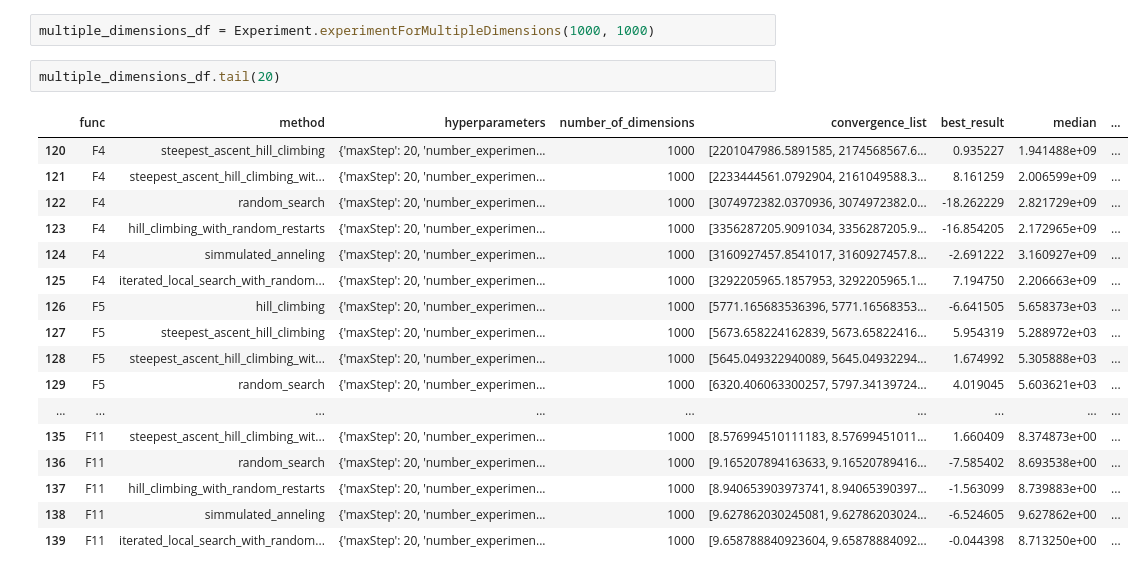
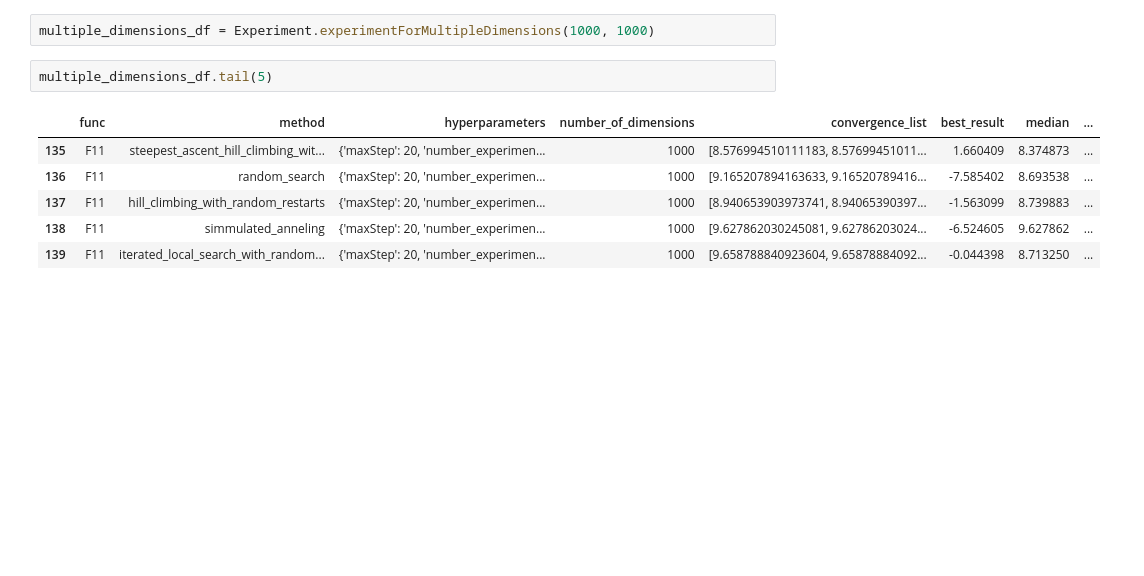
Before and after one commit to lemurianredmage/maestria-sandbox, a Jupyter notebook: Semestre-02/computo_evolutivo/evolutive-computer-algorithms/src/metaheuristics_methods_evaluation.ipynb, the cells around one changed output. Cells and saved outputs as stored; diff of their text form; blank space fills up the shorter version.

```diff
--- a/Semestre-02/computo_evolutivo/evolutive-computer-algorithms/src/metaheuristics_methods_evaluation.ipynb
+++ b/Semestre-02/computo_evolutivo/evolutive-computer-algorithms/src/metaheuristics_methods_evaluation.ipynb
@@ -57,23 +85,12 @@ two_dimensions_df.head(20)
 # %%
 multiple_dimensions_df = Experiment.experimentForMultipleDimensions(1000, 1000)
 # %%
-multiple_dimensions_df.tail(20)
+multiple_dimensions_df.tail(5)
 # %% [output]
 |  | func | method | hyperparameters | number_of_dimensions | convergence_list | best_result | median | ... |
-| 120 | F4 | steepest_ascent_hill_climbing | {'maxStep': 20, 'number_experimen... | 1000 | [2201047986.5891585, 2174568567.6... | 0.935227 | 1.941488e+09 | ... |
-| 121 | F4 | steepest_ascent_hill_climbing_wit... | {'maxStep': 20, 'number_experimen... | 1000 | [2233444561.0792904, 2161049588.3... | 8.161259 | 2.006599e+09 | ... |
-| 122 | F4 | random_search | {'maxStep': 20, 'number_experimen... | 1000 | [3074972382.0370936, 3074972382.0... | -18.262229 | 2.821729e+09 | ... |
-| 123 | F4 | hill_climbing_with_random_restarts | {'maxStep': 20, 'number_experimen... | 1000 | [3356287205.9091034, 3356287205.9... | -16.854205 | 2.172965e+09 | ... |
-| 124 | F4 | simmulated_anneling | {'maxStep': 20, 'number_experimen... | 1000 | [3160927457.8541017, 3160927457.8... | -2.691222 | 3.160927e+09 | ... |
-| 125 | F4 | iterated_local_search_with_random... | {'maxStep': 20, 'number_experimen... | 1000 | [3292205965.1857953, 3292205965.1... | 7.194750 | 2.206663e+09 | ... |
-| 126 | F5 | hill_climbing | {'maxStep': 20, 'number_experimen... | 1000 | [5771.165683536396, 5771.16568353... | -6.641505 | 5.658373e+03 | ... |
-| 127 | F5 | steepest_ascent_hill_climbing | {'maxStep': 20, 'number_experimen... | 1000 | [5673.658224162839, 5673.65822416... | 5.954319 | 5.288972e+03 | ... |
-| 128 | F5 | steepest_ascent_hill_climbing_wit... | {'maxStep': 20, 'number_experimen... | 1000 | [5645.049322940089, 5645.04932294... | 1.674992 | 5.305888e+03 | ... |
-| 129 | F5 | random_search | {'maxStep': 20, 'number_experimen... | 1000 | [6320.406063300257, 5797.34139724... | 4.019045 | 5.603621e+03 | ... |
-| ... | ... | ... | ... | ... | ... | ... | ... | ... |
-| 135 | F11 | steepest_ascent_hill_climbing_wit... | {'maxStep': 20, 'number_experimen... | 1000 | [8.576994510111183, 8.57699451011... | 1.660409 | 8.374873e+00 | ... |
-| 136 | F11 | random_search | {'maxStep': 20, 'number_experimen... | 1000 | [9.165207894163633, 9.16520789416... | -7.585402 | 8.693538e+00 | ... |
-| 137 | F11 | hill_climbing_with_random_restarts | {'maxStep': 20, 'number_experimen... | 1000 | [8.940653903973741, 8.94065390397... | -1.563099 | 8.739883e+00 | ... |
-| 138 | F11 | simmulated_anneling | {'maxStep': 20, 'number_experimen... | 1000 | [9.627862030245081, 9.62786203024... | -6.524605 | 9.627862e+00 | ... |
-| 139 | F11 | iterated_local_search_with_random... | {'maxStep': 20, 'number_experimen... | 1000 | [9.658788840923604, 9.65878884092... | -0.044398 | 8.713250e+00 | ... |
+| 135 | F11 | steepest_ascent_hill_climbing_wit... | {'maxStep': 20, 'number_experimen... | 1000 | [8.576994510111183, 8.57699451011... | 1.660409 | 8.374873 | ... |
+| 136 | F11 | random_search | {'maxStep': 20, 'number_experimen... | 1000 | [9.165207894163633, 9.16520789416... | -7.585402 | 8.693538 | ... |
+| 137 | F11 | hill_climbing_with_random_restarts | {'maxStep': 20, 'number_experimen... | 1000 | [8.940653903973741, 8.94065390397... | -1.563099 | 8.739883 | ... |
+| 138 | F11 | simmulated_anneling | {'maxStep': 20, 'number_experimen... | 1000 | [9.627862030245081, 9.62786203024... | -6.524605 | 9.627862 | ... |
+| 139 | F11 | iterated_local_search_with_random... | {'maxStep': 20, 'number_experimen... | 1000 | [9.658788840923604, 9.65878884092... | -0.044398 | 8.713250 | ... |
 # %%
```
Also changed, not shown: parts of 5 cells of this notebook.
